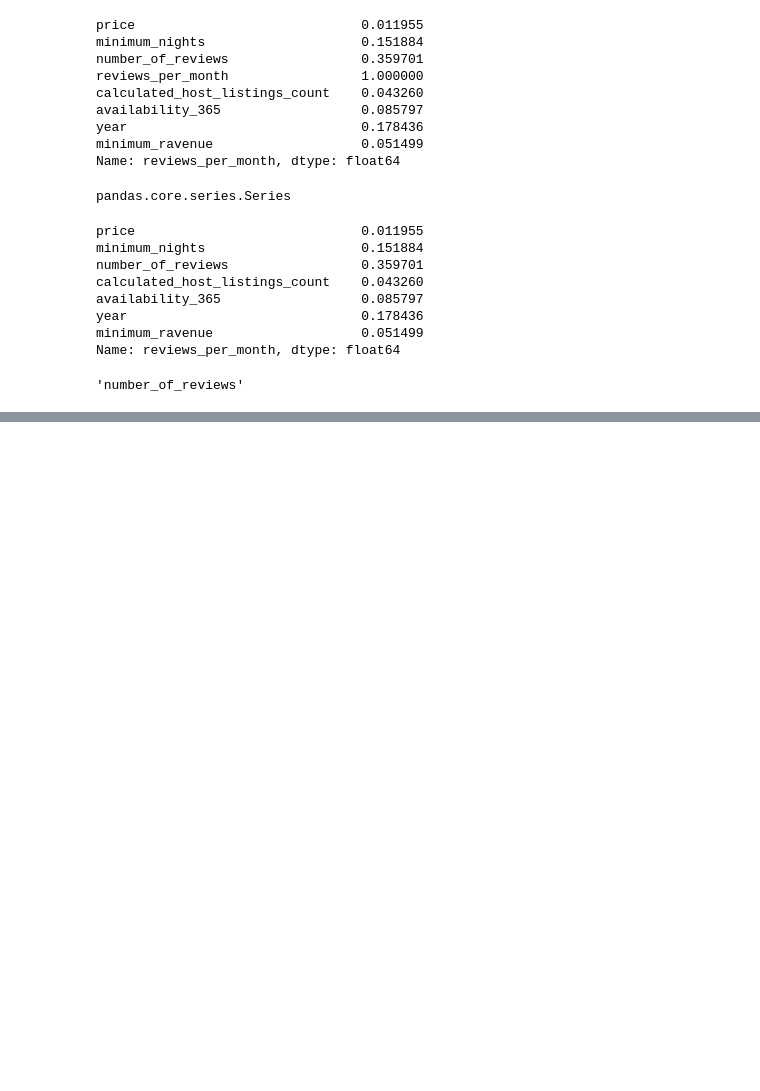
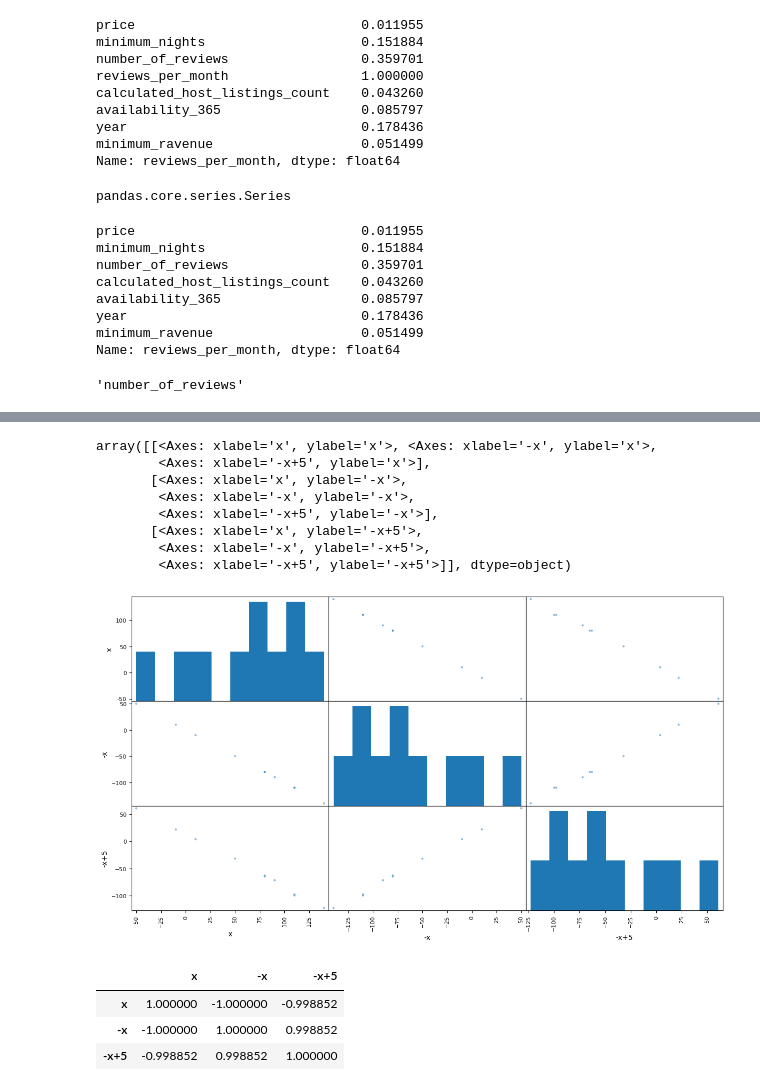
Before and after one commit to nparadina/AlgebraDS, a Jupyter notebook: panda_vjezba.ipynb, the cells around one changed output, grey strips where cells are left out. Saved outputs shown, nothing was run; the diff lists cells and outputs as text; code cells hidden in the pictures; blank space fills up the shorter version.

```diff
--- a/panda_vjezba.ipynb
+++ b/panda_vjezba.ipynb
@@ -615,0 +679,4 @@ testcorr.idxmax()
+# %%
+moj_x={"x": [10,50,80,110,140,-10,-50,80,90,110]}
+moj_x_df=pd.DataFrame(moj_x)
+moj_x_df
@@ -615,0 +695,5 @@ testcorr.idxmax()
+# %%
+import numpy as np
+
+moj_x_df["-x"]=moj_x_df["x"]*-1
+moj_x_df["-x+5"]=moj_x_df["x"]*-1+np.random.randint(low=10, high=20, size=len(moj_x_df["x"]))
@@ -615,0 +702,19 @@ testcorr.idxmax()
+# %%
+scatter_matrix(moj_x_df[["x","-x","-x+5"]], figsize=(15,8))
+# %% [output]
+array([[<Axes: xlabel='x', ylabel='x'>, <Axes: xlabel='-x', ylabel='x'>,
+        <Axes: xlabel='-x+5', ylabel='x'>],
+       [<Axes: xlabel='x', ylabel='-x'>,
+        <Axes: xlabel='-x', ylabel='-x'>,
+        <Axes: xlabel='-x+5', ylabel='-x'>],
+       [<Axes: xlabel='x', ylabel='-x+5'>,
+        <Axes: xlabel='-x', ylabel='-x+5'>,
+        <Axes: xlabel='-x+5', ylabel='-x+5'>]], dtype=object)
+[figure, added]
+# %%
+moj_x_df[["x","-x","-x+5"]].corr(numeric_only=True)
+# %% [output]
+|  | x | -x | -x+5 |
+| x | 1.000000 | -1.000000 | -0.998852 |
+| -x | -1.000000 | 1.000000 | 0.998852 |
+| -x+5 | -0.998852 | 0.998852 | 1.000000 |
```
Also changed, not shown: parts of 26 cells of this notebook.
